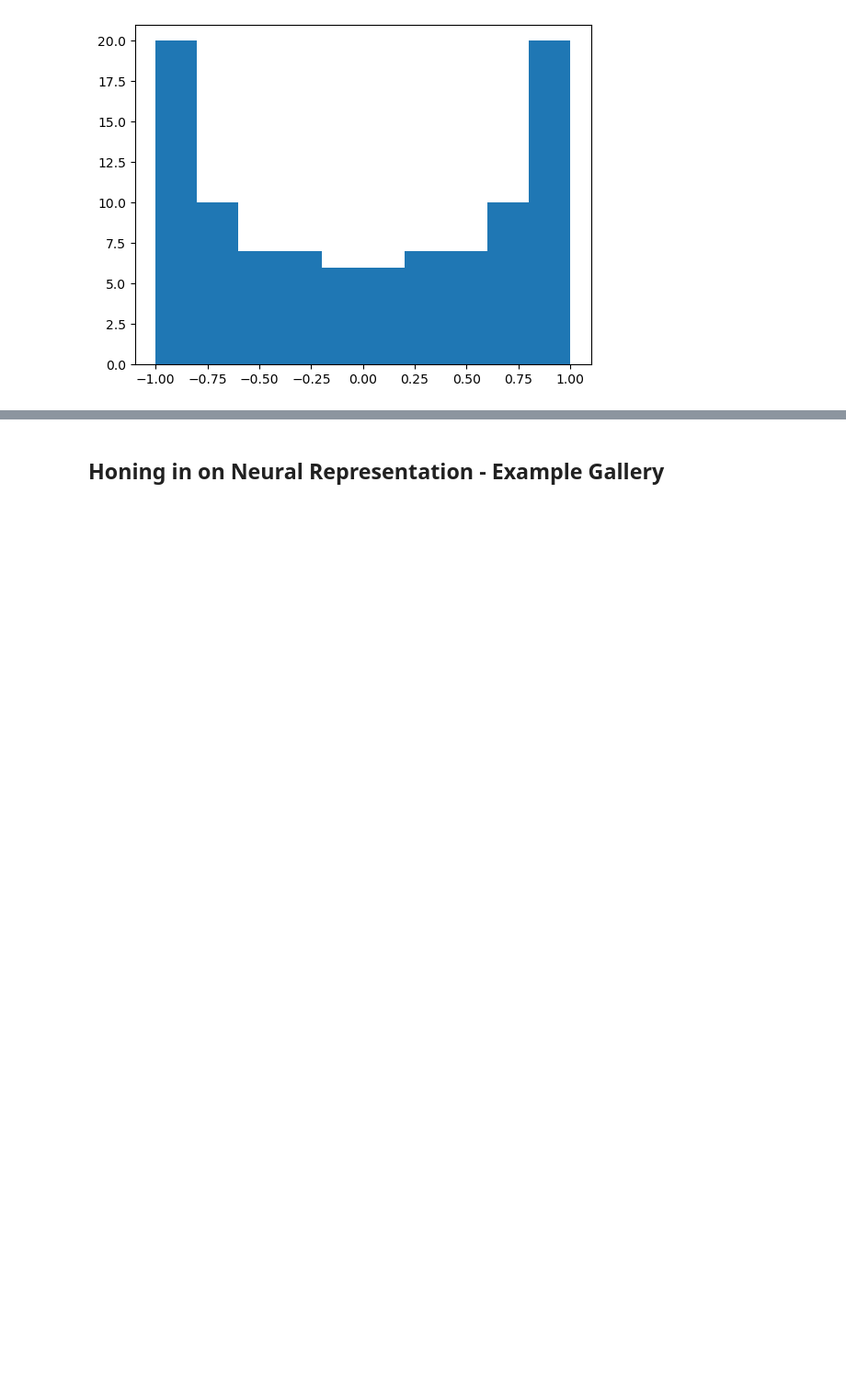
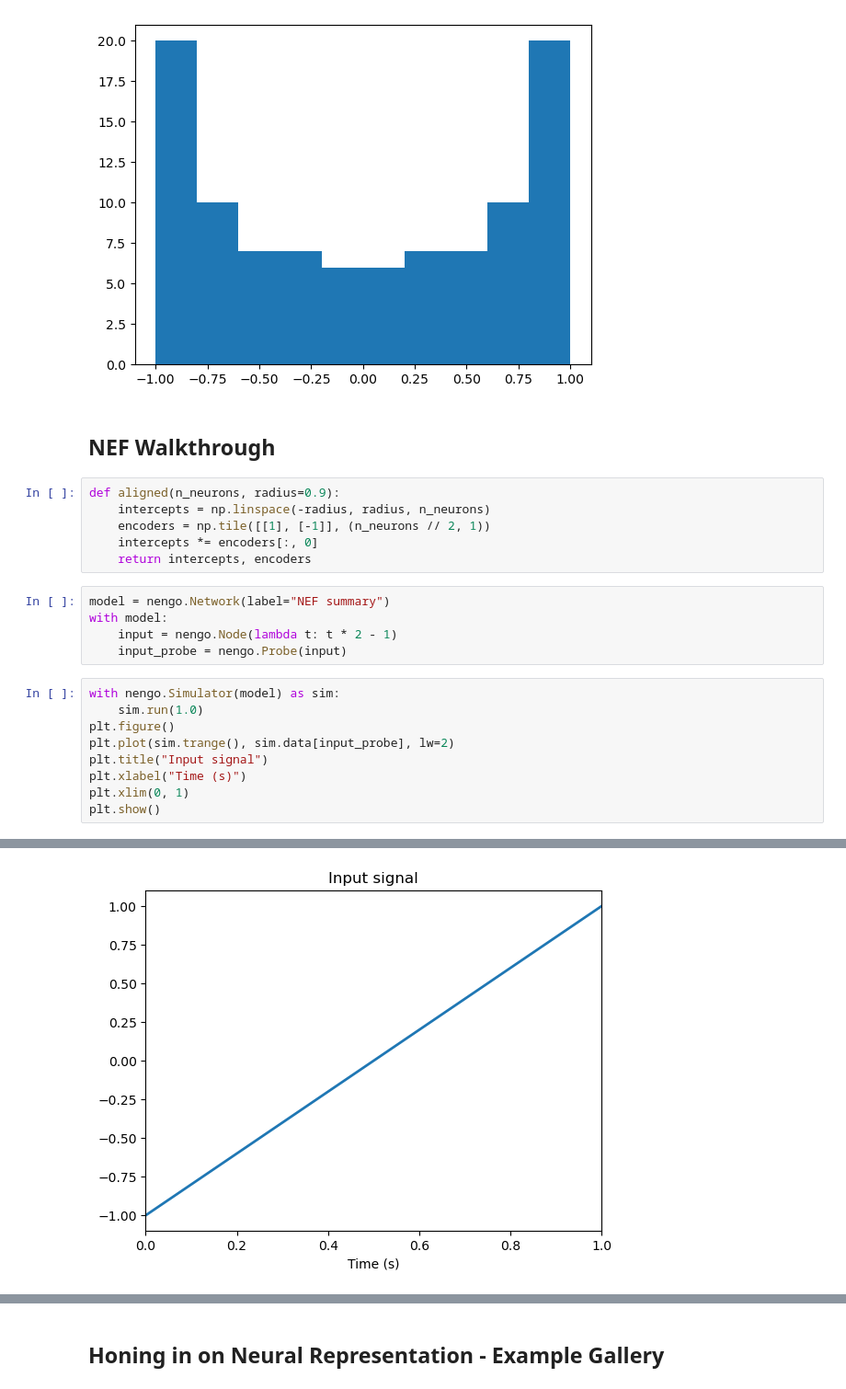
Before and after one commit to SammyAgrawal/CompBrainLoihi, a Jupyter notebook: Nengo_Tutorial.ipynb, the cells around one changed output, grey strips where cells are left out. Shown: that part at 92% size. Drawn from its saved outputs; the diff is of its cells as text; blank space fills up the shorter version.

```diff
--- a/Nengo_Tutorial.ipynb
+++ b/Nengo_Tutorial.ipynb
@@ -110,3 +123,26 @@ plt.show()
 # %% [output]
 [figure]
 [figure]
+# %% [markdown]
+## NEF Walkthrough
+# %%
+def aligned(n_neurons, radius=0.9):
+    intercepts = np.linspace(-radius, radius, n_neurons)
+    encoders = np.tile([[1], [-1]], (n_neurons // 2, 1))
+    intercepts *= encoders[:, 0]
+    return intercepts, encoders
+# %%
+model = nengo.Network(label="NEF summary")
+with model:
+    input = nengo.Node(lambda t: t * 2 - 1)
+    input_probe = nengo.Probe(input)
+# %%
+with nengo.Simulator(model) as sim:
+    sim.run(1.0)
+plt.figure()
+plt.plot(sim.trange(), sim.data[input_probe], lw=2)
+plt.title("Input signal")
+plt.xlabel("Time (s)")
+plt.xlim(0, 1)
+plt.show()
+# %% [output]
@@ -112,0 +151 @@ plt.show()
+[figure, added]
```
Also changed, not shown: parts of 15 cells of this notebook, 7 other files.
